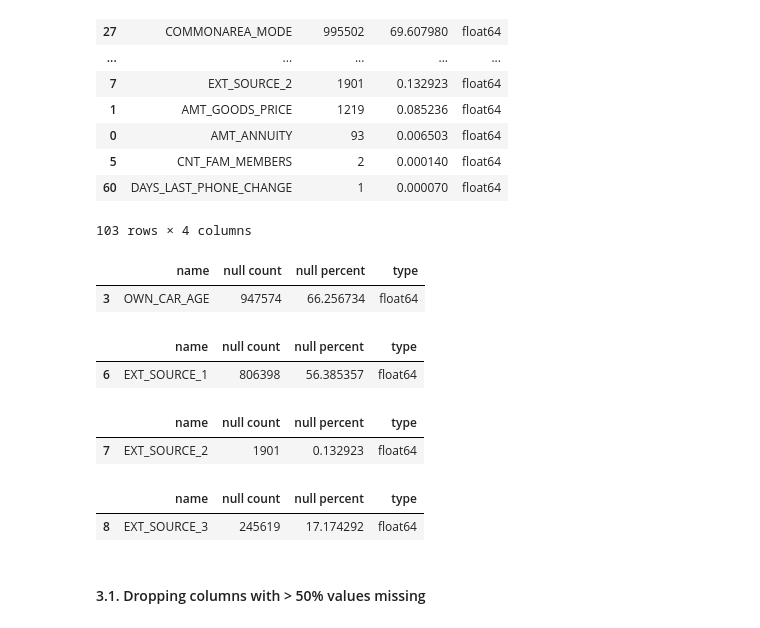
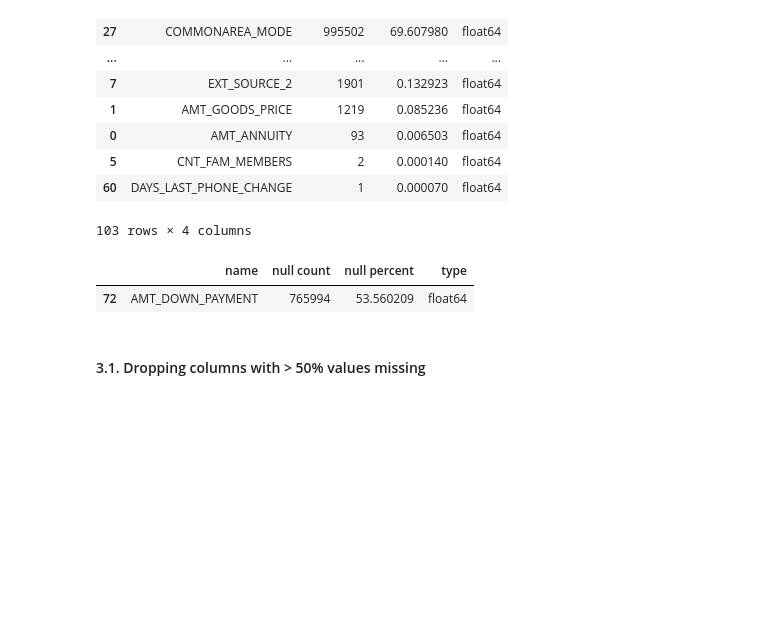
Before and after one commit to kavurisrikanth/risk-analysis-eda, a Jupyter notebook: eda_credit.ipynb, the cells around one changed output. Saved outputs shown, nothing was run; the diff lists cells and outputs as text; code cells hidden in the pictures; blank space fills up the shorter version.

```diff
--- a/eda_credit.ipynb
+++ b/eda_credit.ipynb
@@ -117,22 +117,7 @@ na_df
 | 60 | DAYS_LAST_PHONE_CHANGE | 1 | 0.000070 | float64 |
 103 rows × 4 columns
 # %%
-na_df[na_df['name'] == 'OWN_CAR_AGE']
+na_df[na_df['name'] == 'AMT_DOWN_PAYMENT']
 # %% [output]
 |  | name | null count | null percent | type |
-| 3 | OWN_CAR_AGE | 947574 | 66.256734 | float64 |
+| 72 | AMT_DOWN_PAYMENT | 765994 | 53.560209 | float64 |
-# %%
-na_df[na_df['name'] == 'EXT_SOURCE_1']
-# %% [output]
-|  | name | null count | null percent | type |
-| 6 | EXT_SOURCE_1 | 806398 | 56.385357 | float64 |
-# %%
-na_df[na_df['name'] == 'EXT_SOURCE_2']
-# %% [output]
-|  | name | null count | null percent | type |
-| 7 | EXT_SOURCE_2 | 1901 | 0.132923 | float64 |
-# %%
-na_df[na_df['name'] == 'EXT_SOURCE_3']
-# %% [output]
-|  | name | null count | null percent | type |
-| 8 | EXT_SOURCE_3 | 245619 | 17.174292 | float64 |
```
Also changed, not shown: parts of 92 cells of this notebook, 1 other file.
